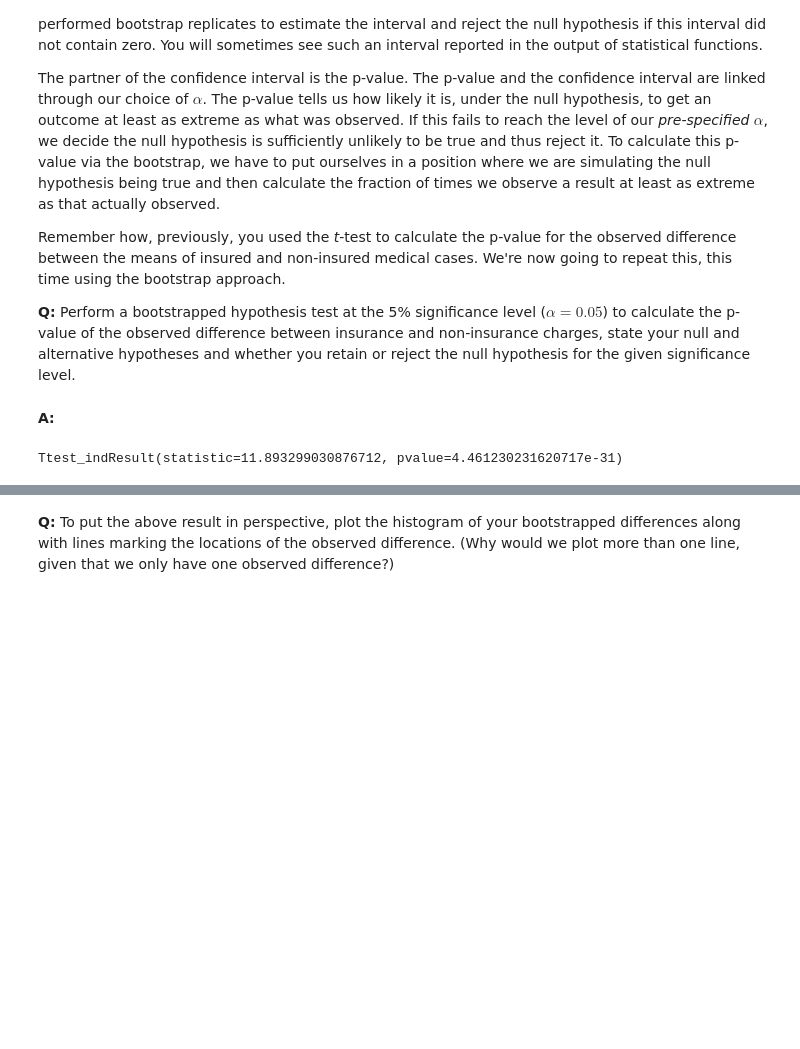
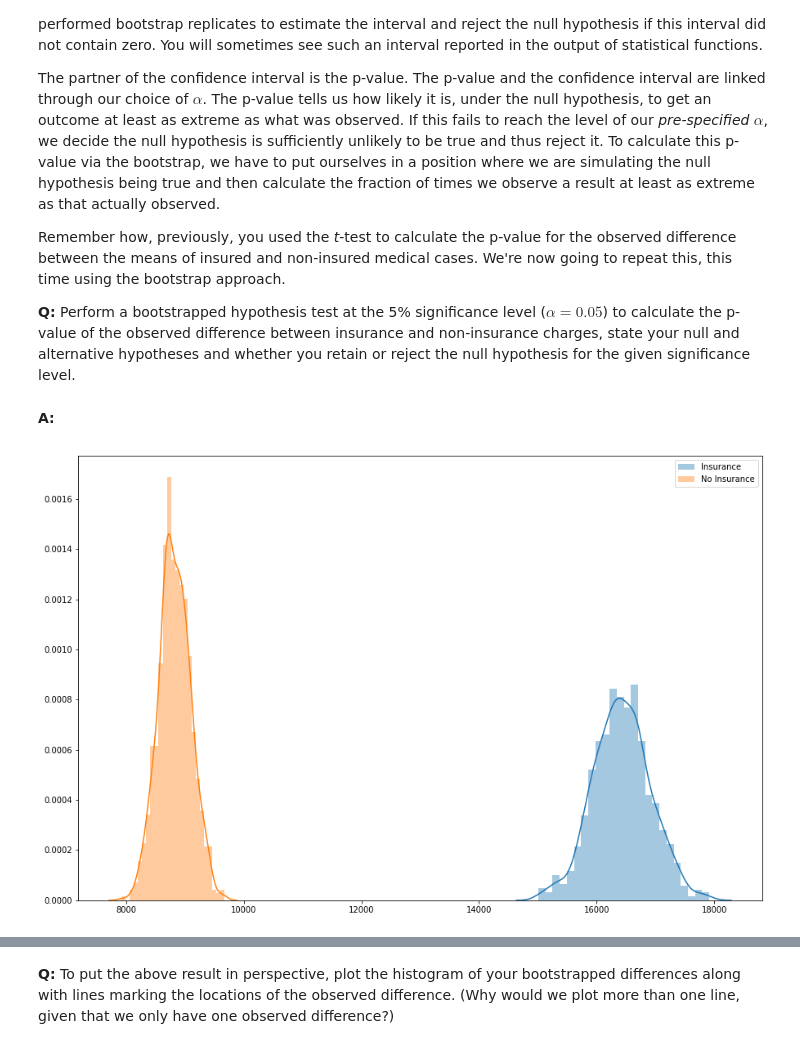
Before and after one commit to dudikbender/springboard, a Jupyter notebook: Bootstrap_Inference_Mini-Project8.19/inferential_statistics_2-Q.ipynb, the cells around one changed output, grey strips where cells are left out. Saved outputs shown, nothing was run; the diff lists cells and outputs as text; code cells hidden in the pictures; blank space fills up the shorter version.

Commit message:
bootstrapping p-value test

```diff
--- a/Bootstrap_Inference_Mini-Project8.19/inferential_statistics_2-Q.ipynb
+++ b/Bootstrap_Inference_Mini-Project8.19/inferential_statistics_2-Q.ipynb
@@ -111,8 +115,25 @@ Remember how, previously, you used the _t_-test to calculate the p-value for the
 __Q:__ Perform a bootstrapped hypothesis test at the 5% significance level ($\alpha = 0.05$) to calculate the p-value of the observed difference between insurance and non-insurance charges, state your null and alternative hypotheses and whether you retain or reject the null hypothesis for the given significance level.
 # %% [markdown]
 __A:__
-# %%
-scipy_t = ttest_ind(insurance, no_insurance)
-scipy_t
-# %% [output]
-Ttest_indResult(statistic=11.893299030876712, pvalue=4.461230231620717e-31)
+# %%
+sample_size = 1000
+means = []
+insurance_means = []
+no_insurance_means = []
+
+for _ in range(sample_size):
+    bootstrap = med_charges.sample(len(med_charges), replace=True)
+    insurance_mean = bootstrap[bootstrap.insuranceclaim == 1].charges.mean()
+    no_insurance_mean = bootstrap[bootstrap.insuranceclaim == 0].charges.mean()
+
+    insurance_means.append(insurance_mean)
+    no_insurance_means.append(no_insurance_mean)
+    means.append(insurance_mean - no_insurance_mean)
+# %%
+plt.figure(figsize=(15,10))
+sns.distplot(insurance_means, label='Insurance')
+sns.distplot(no_insurance_means, label='No Insurance')
+plt.legend()
+plt.show()
+# %% [output]
+[figure, added]
```
Also changed, not shown: parts of 4 cells of this notebook.
